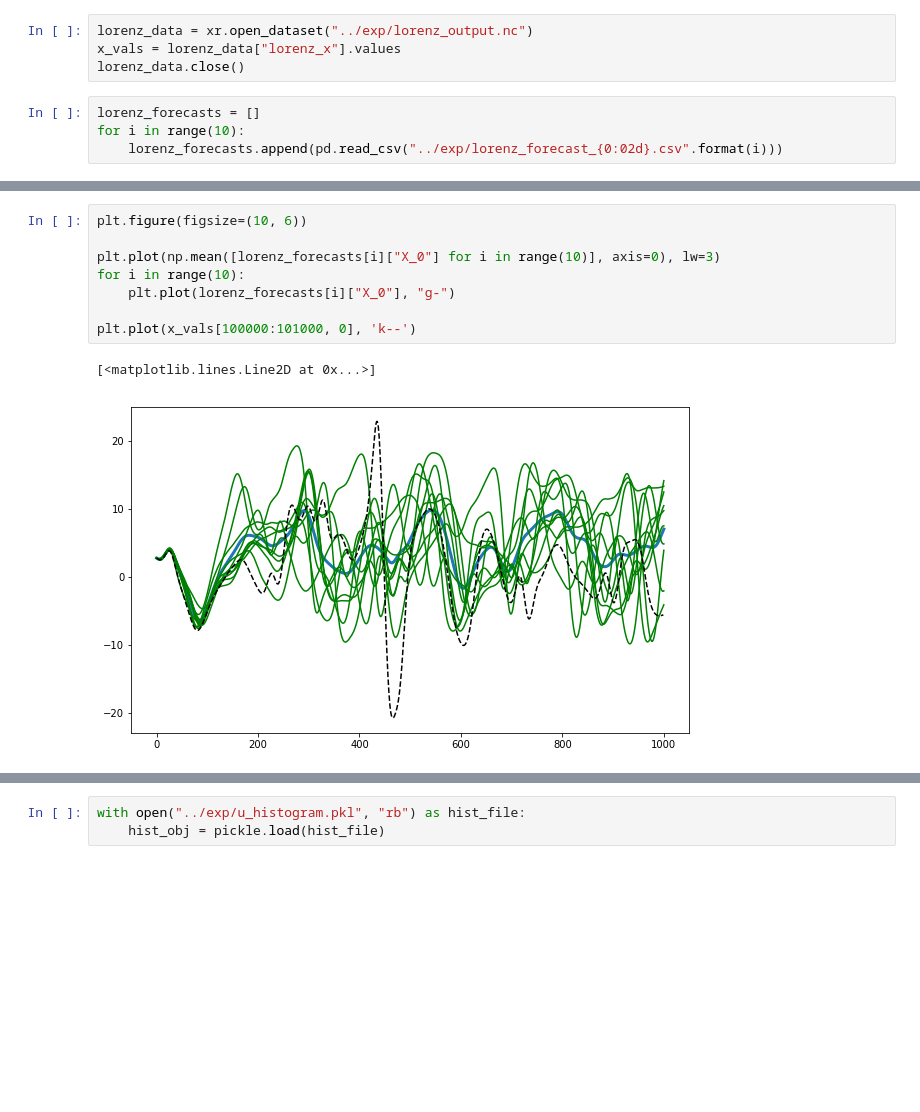
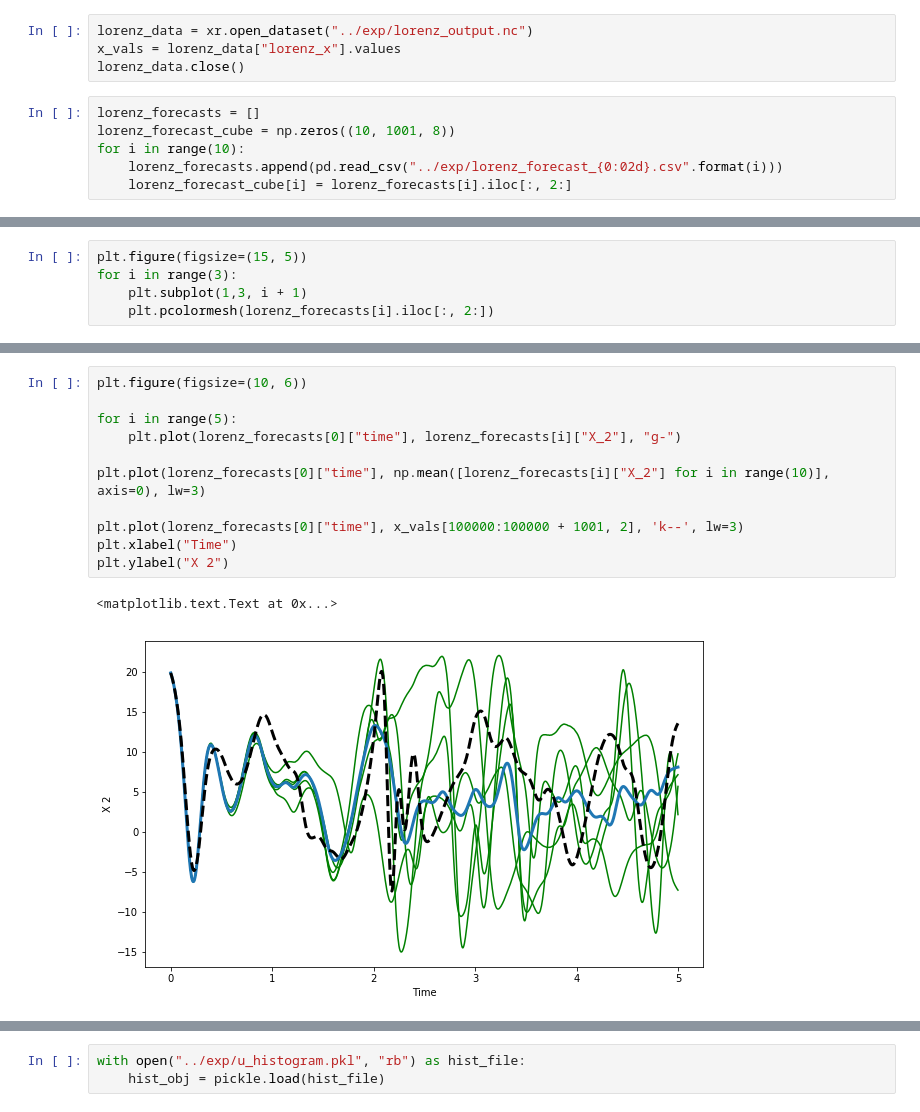
Before and after one commit to djgagne/lorenz_gan, a Jupyter notebook: notebooks/lorenz_gan_eval.ipynb, the cells around one changed output, grey strips where cells are left out. Cells and saved outputs as stored; diff of their text form; blank space fills up the shorter version.

```diff
--- a/notebooks/lorenz_gan_eval.ipynb
+++ b/notebooks/lorenz_gan_eval.ipynb
@@ -503,5 +472,7 @@ x_vals = lorenz_data["lorenz_x"].values
 lorenz_data.close()
 # %%
 lorenz_forecasts = []
+lorenz_forecast_cube = np.zeros((10, 1001, 8))
 for i in range(10):
     lorenz_forecasts.append(pd.read_csv("../exp/lorenz_forecast_{0:02d}.csv".format(i)))
+    lorenz_forecast_cube[i] = lorenz_forecasts[i].iloc[:, 2:]
@@ -507,0 +500,5 @@ for i in range(10):
+# %%
+plt.figure(figsize=(15, 5))
+for i in range(3):
+    plt.subplot(1,3, i + 1)
+    plt.pcolormesh(lorenz_forecasts[i].iloc[:, 2:])
@@ -508,11 +507,14 @@ for i in range(10):
 # %%
 plt.figure(figsize=(10, 6))
 
-plt.plot(np.mean([lorenz_forecasts[i]["X_0"] for i in range(10)], axis=0), lw=3)
-for i in range(10):
-    plt.plot(lorenz_forecasts[i]["X_0"], "g-")
+for i in range(5):
+    plt.plot(lorenz_forecasts[0]["time"], lorenz_forecasts[i]["X_2"], "g-")
 
-plt.plot(x_vals[100000:101000, 0], 'k--')
+plt.plot(lorenz_forecasts[0]["time"], np.mean([lorenz_forecasts[i]["X_2"] for i in range(10)], axis=0), lw=3)
+
+plt.plot(lorenz_forecasts[0]["time"], x_vals[100000:100000 + 1001, 2], 'k--', lw=3)
+plt.xlabel("Time")
+plt.ylabel("X 2")
 # %% [output]
-[<matplotlib.lines.Line2D at 0x...>]
+<matplotlib.text.Text at 0x...>
-[figure, old version]
+[figure, new version]
```
Also changed, not shown: parts of 21 cells of this notebook, 7 other files.
